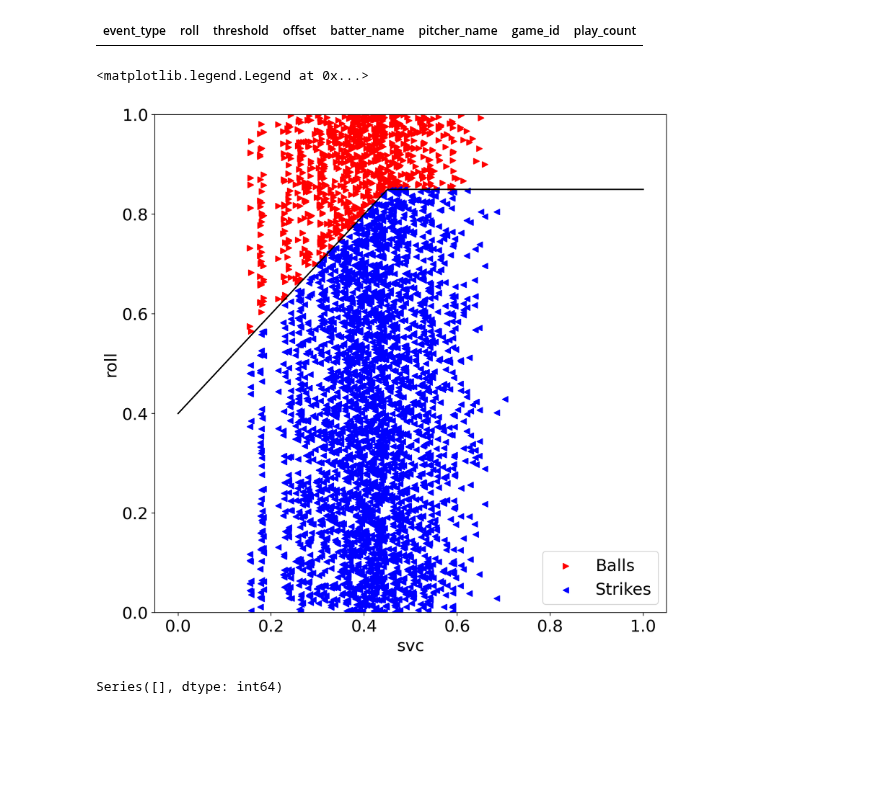
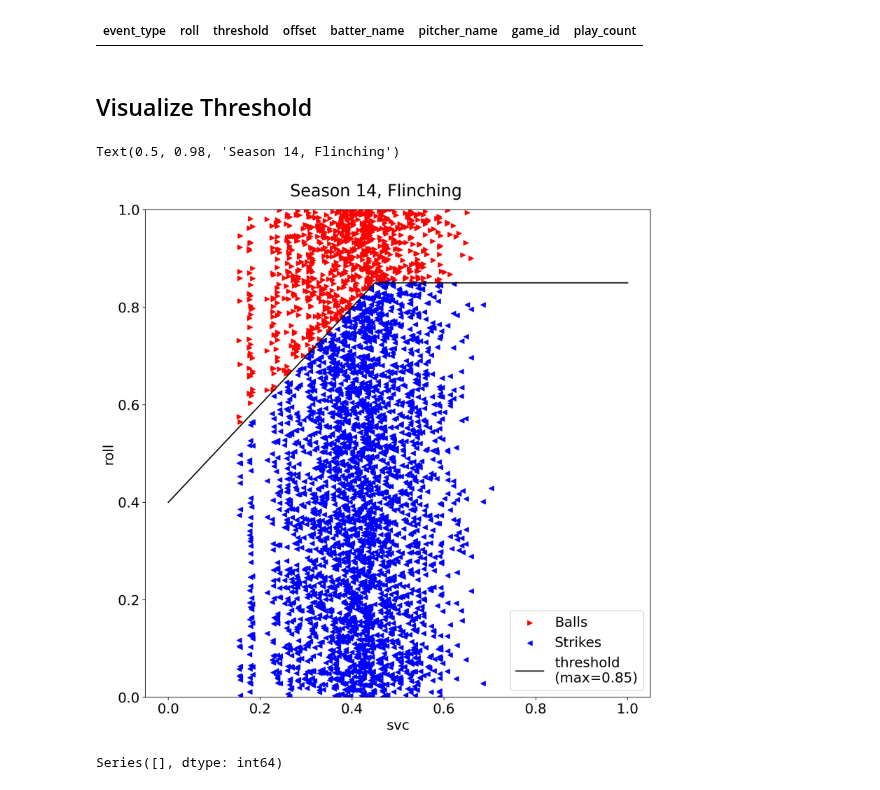
Before and after one commit to xSke/resim, a Jupyter notebook: find_roll_formula_strikes.ipynb, the cells around one changed output. Drawn from its saved outputs; the diff is of its cells as text; code cells hidden in the pictures; blank space fills up the shorter version.

```diff
--- a/find_roll_formula_strikes.ipynb
+++ b/find_roll_formula_strikes.ipynb
@@ -9,3 +9,7 @@ from matplotlib.markers import CARETLEFTBASE, CARETRIGHTBASE
 all_files = glob.glob("roll_data/*-strikes.csv")
 
 df = pd.concat((pd.read_csv(f) for f in all_files), ignore_index=True)
+
+# select season (zero indexed)
+season = 13
+df = df[df['season'] == season]
@@ -311,18 +358,10 @@ dfc["svc_flinch"] = (\
 # %%
-fwd = dfc["ballpark_forwardness"]
-ruth_scaled = dfc["pitcher_ruthlessness"] * dfc["pitcher_mul"]
-ruth_vibed = ruth_scaled + 0.2*(ruth_scaled * dfc["pitcher_vibes"])
-musc = (dfc["batter_musclitude"] * dfc["batter_mul"])
-musc_vibed = musc# * (1 - 0.005*dfc["batter_vibes"])
-flinched = dfc["flinch"]
-thres = 0.4 + 0.3 * ruth_vibed + 0.2 * fwd + 0.1 * musc_vibed
-thres[thres > 0.85] = 0.85
-dfc["threshold"] = thres
+
 dfc["offset"] = dfc["roll"] - dfc["threshold"]
 outliers = dfc[(dfc["passed"] & (dfc["offset"] >= 0)) | (~dfc["passed"] & (dfc["offset"] <= 0))]
 
 fig, ax = plt.subplots(1)
-x_val = "batter_musclitude"
+x_val = "threshold"
 ax.scatter(outliers[~outliers['passed']][x_val], outliers[~outliers['passed']]["offset"], color="red", label="Balls")
 ax.scatter(outliers[outliers['passed']][x_val], outliers[outliers['passed']]["offset"], color="blue", label="Strikes")
 ax.set_xlabel(x_val)
@@ -330,10 +369,10 @@ ax.set_ylabel('offset')
 ax.legend()
 
 table = outliers
-table[["offset", "home_score", "away_score", "top_of_inning", "inning",
+table[["offset", #"home_score", "away_score", "top_of_inning", "inning",
        "pitcher_mul", "batter_mul", "baserunner_count", "event_type",
        "roll", "threshold", "batter_vibes", "pitcher_vibes",
        "pitcher_ruthlessness", "batter_musclitude",
        "batter_name", "pitcher_name", "batter_mods", "pitcher_mods",
-       "batting_team_mods", "pitching_team_mods", "day", "play_count"]]
+       "batting_team_mods", "pitching_team_mods", "day", "play_count"]].sort_values('roll')
 # %% [output]
@@ -422,43 +407,38 @@ outliers.sort_values('roll', ascending=True).loc[:, col_list].style.hide()
+# %% [markdown]
+## Visualize Threshold
 # %%
 # x_val = "pitcher_ruthlessness"
 
 plt.rcParams["font.size"] = 18
-x_val = "svc_flinch"
-fig, ax = plt.subplots(1, figsize=(10,10), dpi=200)
+x_val = "svc"
+fig, ax = plt.subplots(1, figsize=(10,10), dpi=200, layout='constrained')
 
 intercept_plot = 0.40
-xline = np.array(ax.get_xlim())
-xline = np.insert(xline, 1, 0.45)
+# intercept_plot = -intercept_scaled
+xline = np.linspace(0, 1, 201)
+# xline = np.insert(xline, 1, 0.65)
 yline = intercept_plot + xline
 yline[(yline > 0.85)] = 0.85
-# intercept_plot = intercept_scaled
-
-
 
 # ax.set_xlim(0, 1)
 ax.set_ylim(0, 1)
 ax.scatter(dfc[~dfc['passed']][x_val], dfc[~dfc['passed']]["roll"], color="red", label="Balls", marker='>')
 ax.scatter(dfc[dfc['passed']][x_val], dfc[dfc['passed']]["roll"], color="blue", label="Strikes", marker='<')
-ax.plot(xline, yline, 'k')
+ax.plot(xline, yline, 'k', label="threshold\n(max=0.85)")
 # ax.scatter(outliers[~outliers['passed']][x_val], outliers[~outliers['passed']]["roll"],
 #            s=48, edgecolor='black', color="red", label="Balls (below threshold)", marker='<')
 # ax.scatter(outliers[outliers['passed']][x_val], outliers[outliers['passed']]["roll"],
 #            s=48, edgecolor='black', color="blue", label="Strikes (above threshold)", marker='>')
-ax.set_xlabel('svc')
+ax.set_xlabel(x_val)
 ax.set_ylabel('roll')
-
-# [(1.0, 'roll'),
-#  (-0.32632849618190135, 'pitcher_ruthlessness'),
-#  (-0.21512716755985498, 'ballpark_forwardness'),
-#  (-0.09480214236283908, 'batter_musclitude'),
-#  (-0.050859815153191414, 'pitcher_vibes_multiplied')]
+# ax.set_ylim(0.85, 0.86)
 
 ax.legend(loc='lower right')
-
-fig.savefig("flinchtweet.png", facecolor='white', dpi=200)
+fig.suptitle("Season 14, Flinching")
+# fig.savefig("strikes_s14_flinch.png", facecolor='white', dpi=200)
 # endpoints = np.array(ax.get_xlim())
 # ax.plot(endpoints, 0.35 + 0.35 * endpoints)
 # %% [output]
-<matplotlib.legend.Legend at 0x...>
+Text(0.5, 0.98, 'Season 14, Flinching')
-[figure, old version]
+[figure, new version]
 # %%
```
Also changed, not shown: parts of 44 cells of this notebook.
